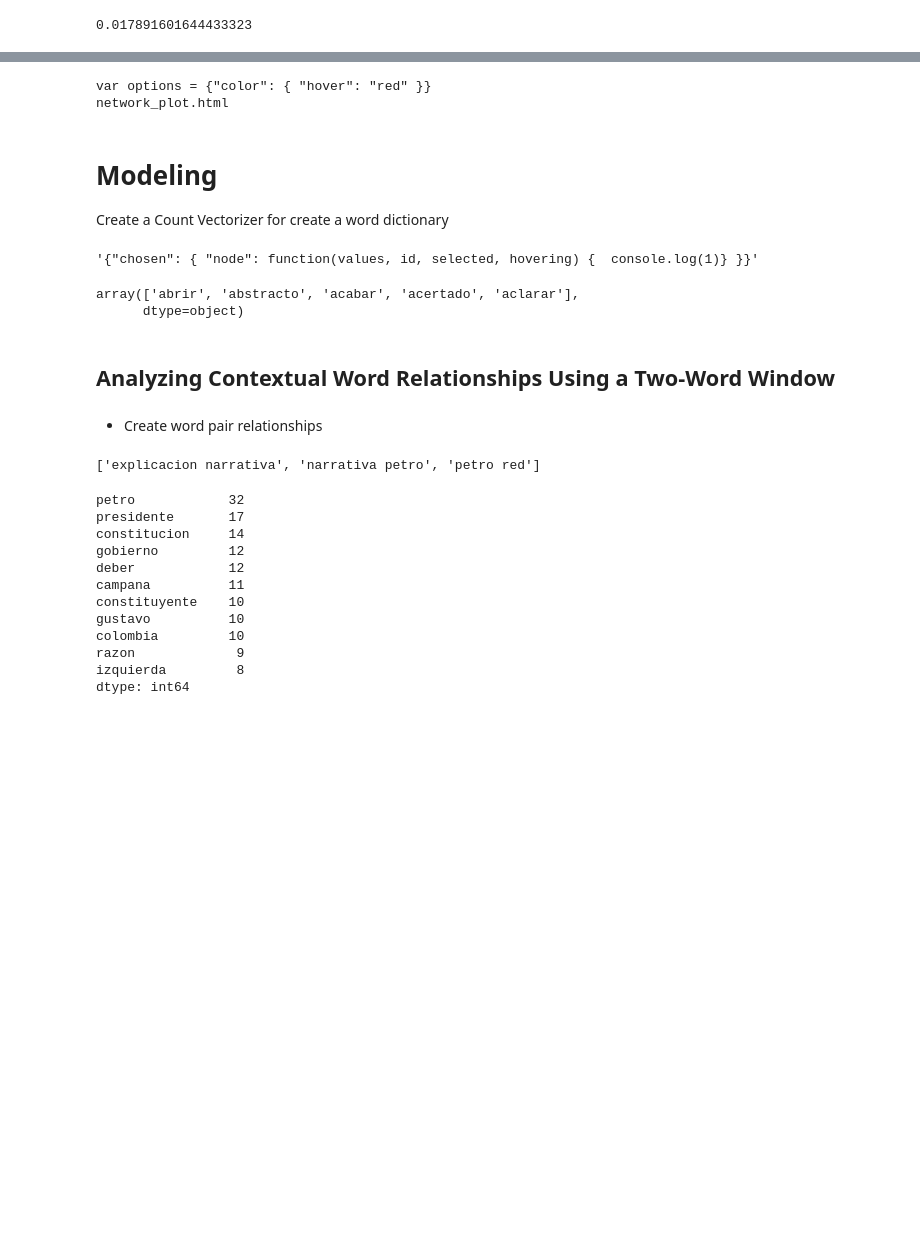
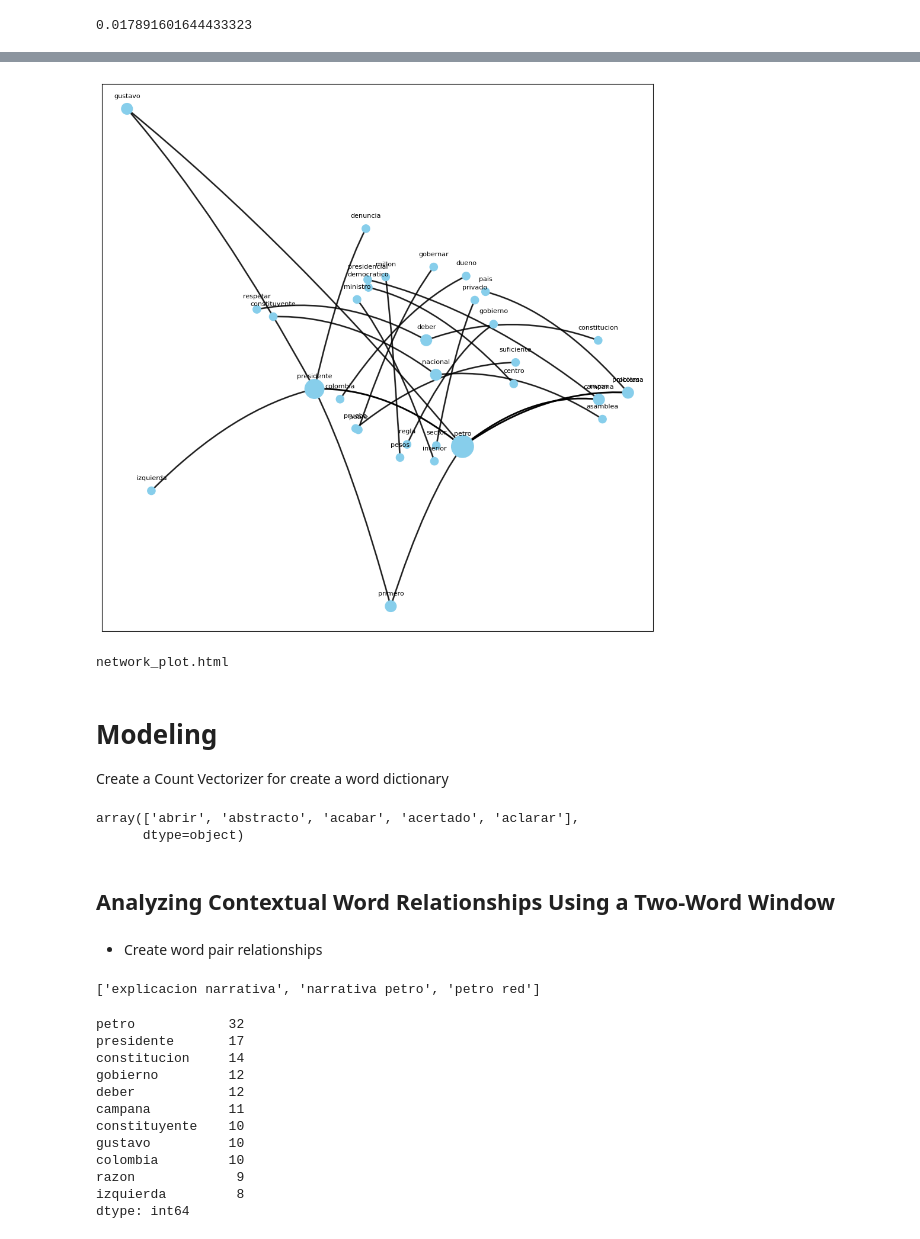
Before and after one commit to alejomaar/Network-Science-for-Data-Analytics, a Jupyter notebook: term_project/term_project.ipynb, the cells around one changed output, grey strips where cells are left out. Drawn from its saved outputs; the diff is of its cells as text; code cells hidden in the pictures; blank space fills up the shorter version.

```diff
--- a/term_project/term_project.ipynb
+++ b/term_project/term_project.ipynb
@@ -351,3 +432,57 @@ degree_centrality['abrir']
+# %%
+import networkx as nx
+import pandas as pd
+import matplotlib.pyplot as plt
+from matplotlib.patches import FancyArrowPatch, PathPatch
+from matplotlib.path import Path
+
+# Assuming score_network_df is your DataFrame
+G = nx.DiGraph()
+
+# Add edges from the DataFrame with weights
+for _, row in score_network_df[score_network_df.score >= 5].iterrows():
+    G.add_edge(row['_from'], row['to'], weight=row['score'])
+
+# Calculate degree centrality for each node
+degree_centrality = nx.degree_centrality(G)
+
+# Draw the graph
+plt.figure(figsize=(12, 12))  # Adjust the figure size
+pos = nx.kamada_kawai_layout(G)  # Use Kamada-Kawai layout for better organization
+node_size = [v * 3000 for v in degree_centrality.values()]  # Adjust node size based on degree centrality
+
+# Drawing nodes
+nx.draw_networkx_nodes(G, pos, node_color='skyblue', node_size=node_size)
+
+# Offset labels to avoid overlapping with arrows
+label_pos = {key: [value[0], value[1] + 0.04] for key, value in pos.items()}  # Adjust y offset for labels
+nx.draw_networkx_labels(G, label_pos, font_size=8)
+
+# Drawing curved edges with semi-transparent arrows
+for from_node, to_node in G.edges():
+    # Generate the points for a bezier curve
+    start_pos = pos[from_node]
+    end_pos = pos[to_node]
+    middle_pos = ((start_pos[0] + end_pos[0]) / 2, (start_pos[1] + end_pos[1]) / 2 + 0.1)  # Adjust mid-point higher for curve
+
+    # Bezier curve control points
+    control_points = [start_pos, middle_pos, end_pos]
+
+    # Create a Bezier path
+    codes = [Path.MOVETO, Path.CURVE3, Path.CURVE3]
+    path = Path(control_points, codes)
+    patch = PathPatch(path, facecolor='none', lw=2, edgecolor='black', alpha=0.7)
+    plt.gca().add_patch(patch)
+
+    # Arrowhead
+    arrowstyle = "-|>,head_width=0.4,head_length=0.6"  # Adjusted for visual balance
+    arrow = FancyArrowPatch(path=path, arrowstyle=arrowstyle, color='black', alpha=0.7)
+    plt.gca().add_patch(arrow)
+
+# Show plot
+plt.show()
+# %% [output]
+[figure, added]
 # %%
 from pyvis.network import Network
 
@@ -369,40 +504,15 @@ for edge in G.edges():
 
 # Set options for the network
 net.repulsion()
-chosen_function = """
-function(values, id, selected, hovering) {
-  if (selected || hovering) {
-    values.color = 'red';
-  } else {
-    values.color = 'skyblue';
-  }
-}
-""".replace("\n", "")
-
-options = """var options = {"color": { "hover": "red" }}""".replace("x",chosen_function)
-print(options)
-# Set options to change node color when selected or hovered over
-net.set_options(options)
 
 # Display the network inside the notebook
 net.show("network_plot.html", notebook=False)
 # %% [output]
-var options = {"color": { "hover": "red" }}
 network_plot.html
 # %% [markdown]
 # Modeling
 
 Create a Count Vectorizer for create a word dictionary
-# %%
-test = """
-function(values, id, selected, hovering) {
-  console.log(1)
-}
-""".replace("\n", "")
-options = """{"chosen": { "node": x }}""".replace("x",test)
-options
-# %% [output]
-'{"chosen": { "node": function(values, id, selected, hovering) {  console.log(1)} }}'
 # %%
 import numpy as np
 from sklearn.feature_extraction.text import CountVectorizer
```
Also changed, not shown: parts of 14 cells of this notebook, 2 other files.
